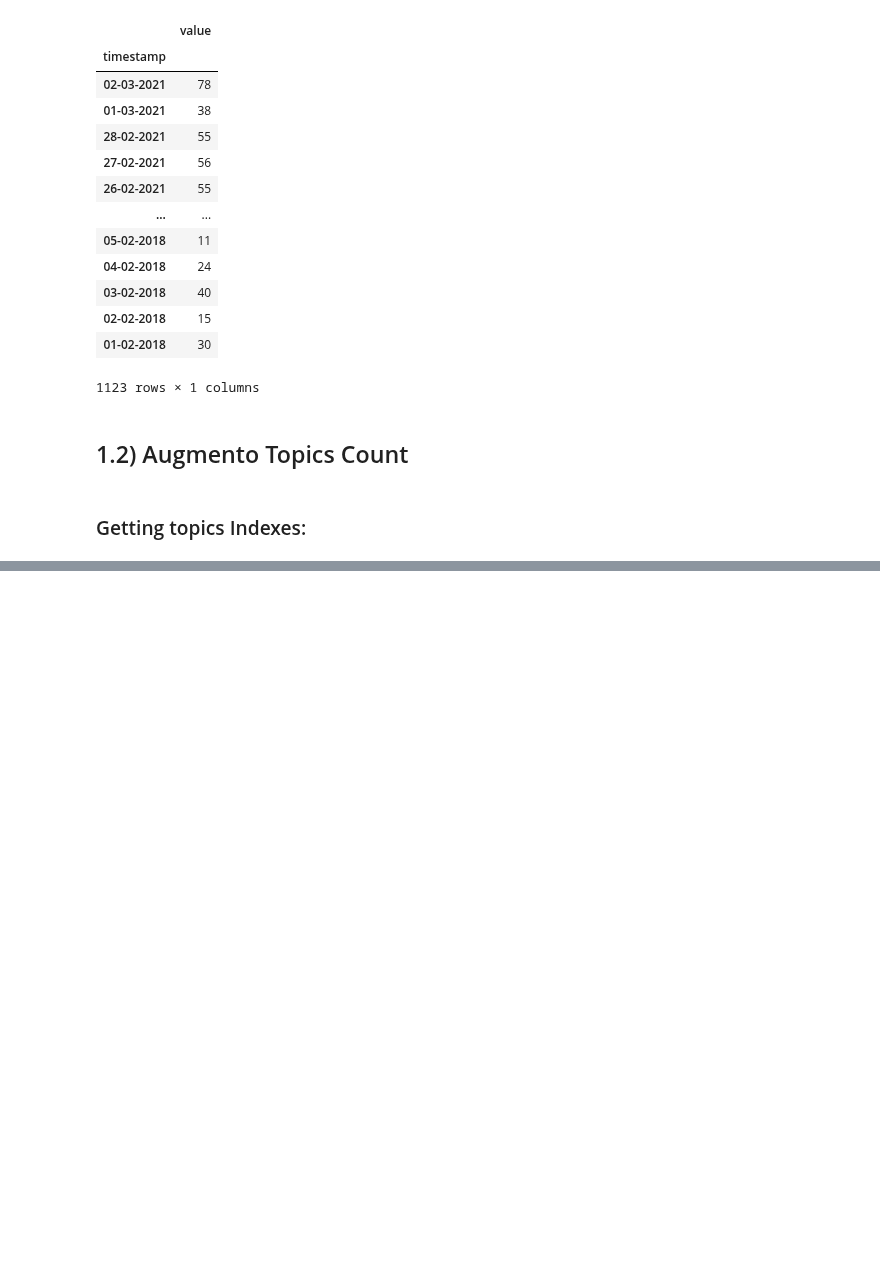
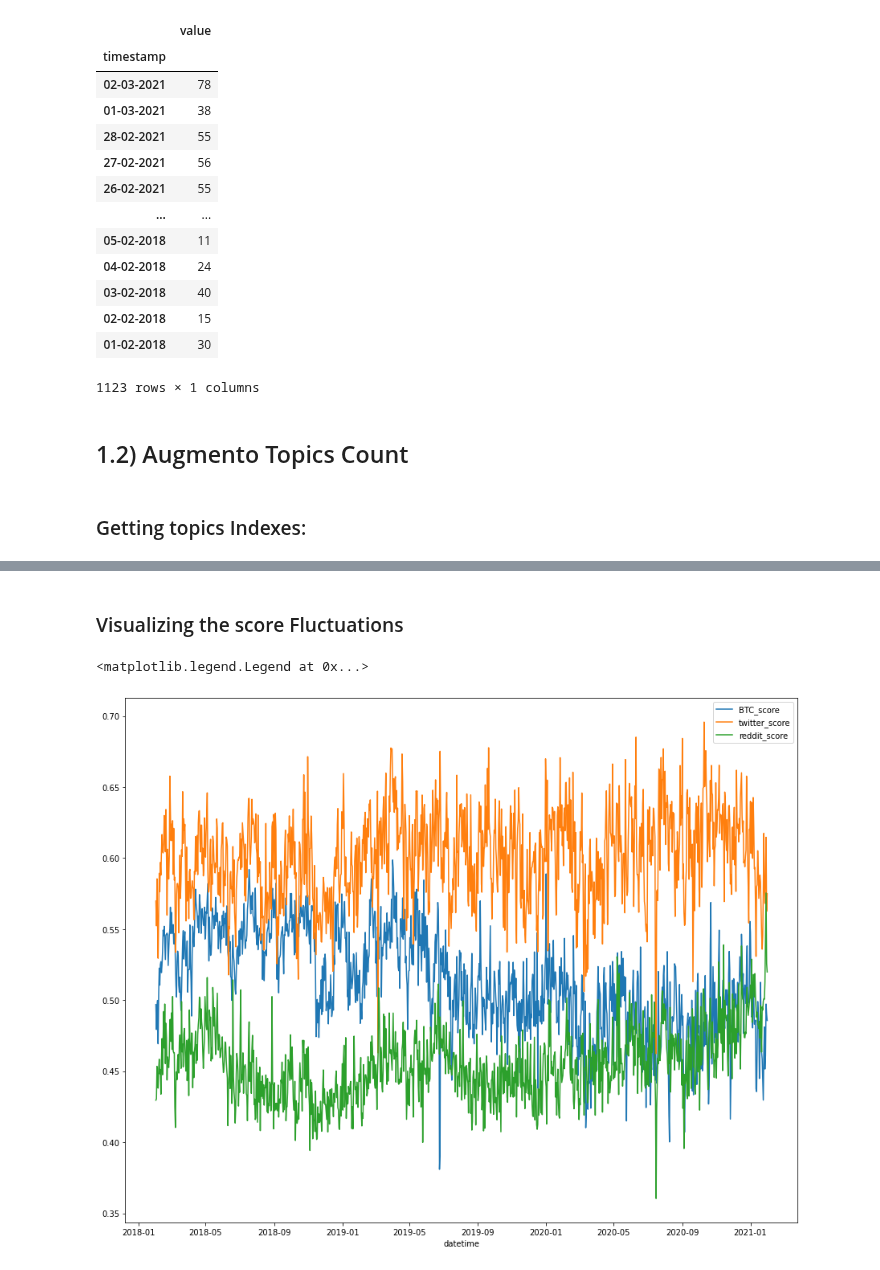
Before and after one commit to Dmunozig/crypto_sentiment, a Jupyter notebook: notebooks/Yassine Exploration NB.ipynb, the cells around one changed output, grey strips where cells are left out. Drawn from its saved outputs; the diff is of its cells as text; code cells hidden in the pictures; blank space fills up the shorter version.

```diff
--- a/notebooks/Yassine Exploration NB.ipynb
+++ b/notebooks/Yassine Exploration NB.ipynb
@@ -94,0 +155,23 @@ topics_count_df
+# %%
+topics_index_value = {'0': 0,
+ '1': -1,'2': 0, '3': -1,'4': 0,'5': 0,'6': -1,'7': 0,'8': 0,'9': 0,'10': 0,'11': 0,'12': 0,'13': 0,'14': -1,'15': 0,'16': -1,'17': 0,'18': 0,'19': 0,'20': 0,'21': 0,'22': 0,'23': 1,'24': 1,'25': 0,'26': -1,'27': -1,'28': 0,'29': 0,'30': 0,'31': 0,'32': -1,'33': 1,'34': 0,'35': 0,'36': 1,'37': -1,'38': 1,'39': 1,'40': -1,'41': 0,'42': 1,'43': 0,'44': 0,'45': 0,'46': 1,'47': 0,'48': -1,'49': 0,'50': 0,'51': 0,'52': 0,'53': -1,'54': -1,'55': 0,'56': 0,'57': 0,'58': 0,'59': 0,'60': 0,'61': 0,'62': 0,'63': 1,'64': -1,'65': 0,'66': 0,'67': 0,'68': 0,'69': 0,'70': 0,'71': 1,'72': 0,'73': -1,'74': 0,'75': 1,'76': 0,'77': 0,'78': 0,'79': 0,'80': 0,'81': -1,'82': 1,'83': 1,'84': -1,'85': -1,'86': 0,'87': 0,'88': 0,'89': -1,'90': 0,'91': 1,'92': -1}
+# %%
+def feature_creation(counts):
+    positive_counts = []
+    neg_counts = []
+    for key, value in topics_index_value.items():
+        if value==1:
+            positive_counts.append(counts[int(key)])
+        elif value==-1:
+            neg_counts.append(counts[int(key)])
+
+    X = (sum(positive_counts)+sum(neg_counts))
+
+    if X==0:
+        return np.NaN
+    else:
+        return sum(positive_counts)/X
+# %%
+topics_count_df['BTC_score'] = topics_count_df['BTC_counts'].apply(feature_creation)
+topics_count_df['twitter_score'] = topics_count_df['twitter_counts'].apply(feature_creation)
+topics_count_df['reddit_score'] = topics_count_df['reddit_counts'].apply(feature_creation)
@@ -94,0 +190,11 @@ topics_count_df
+# %% [markdown]
+### Visualizing the score Fluctuations
+# %%
+figure = plt.figure(figsize=(15,12))
+topics_count_df['BTC_score'].plot()
+topics_count_df['twitter_score'].plot()
+topics_count_df['reddit_score'].plot()
+plt.legend()
+# %% [output]
+<matplotlib.legend.Legend at 0x...>
+[figure, added]
```
Also changed, not shown: parts of 14 cells of this notebook, 1 other file.
